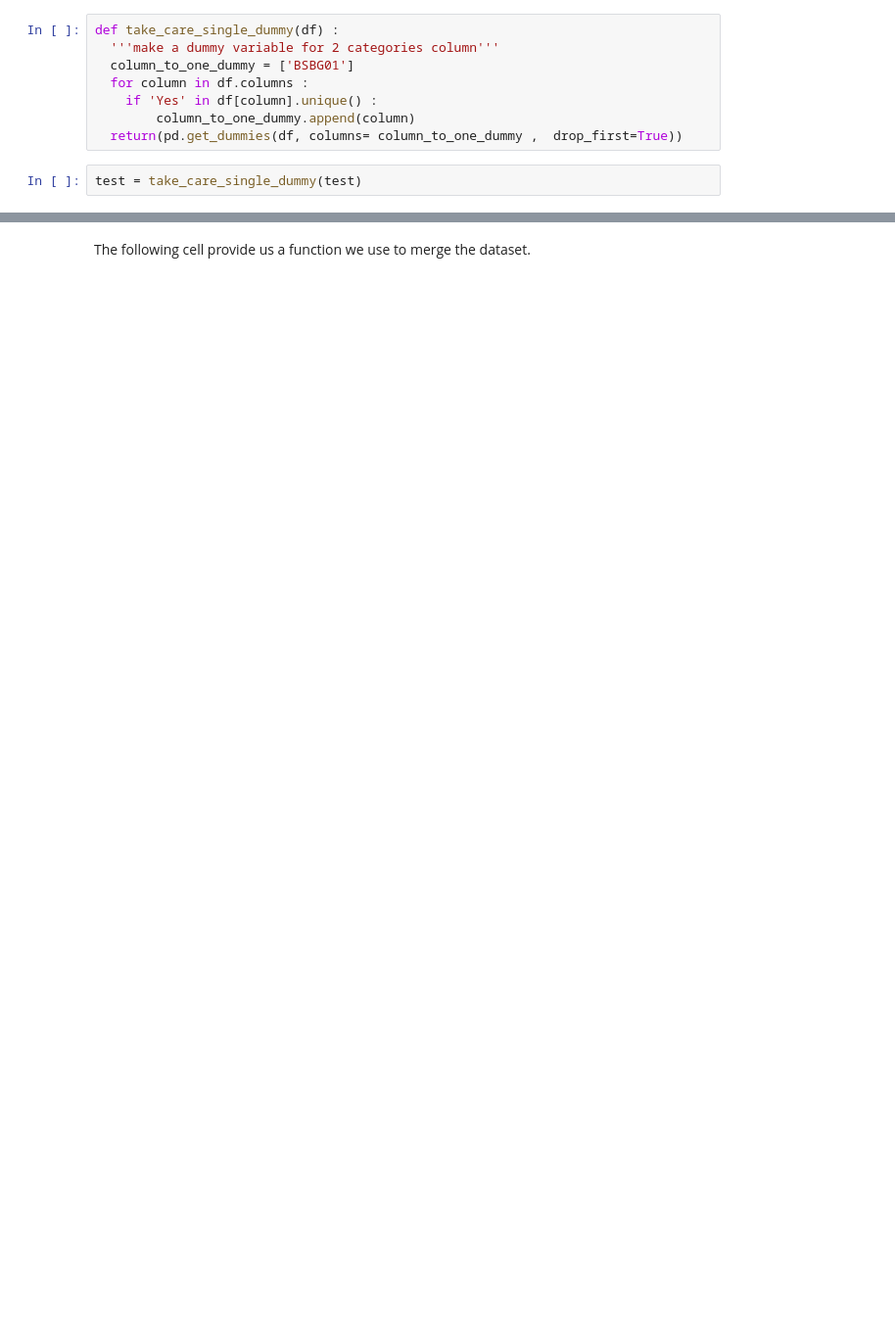
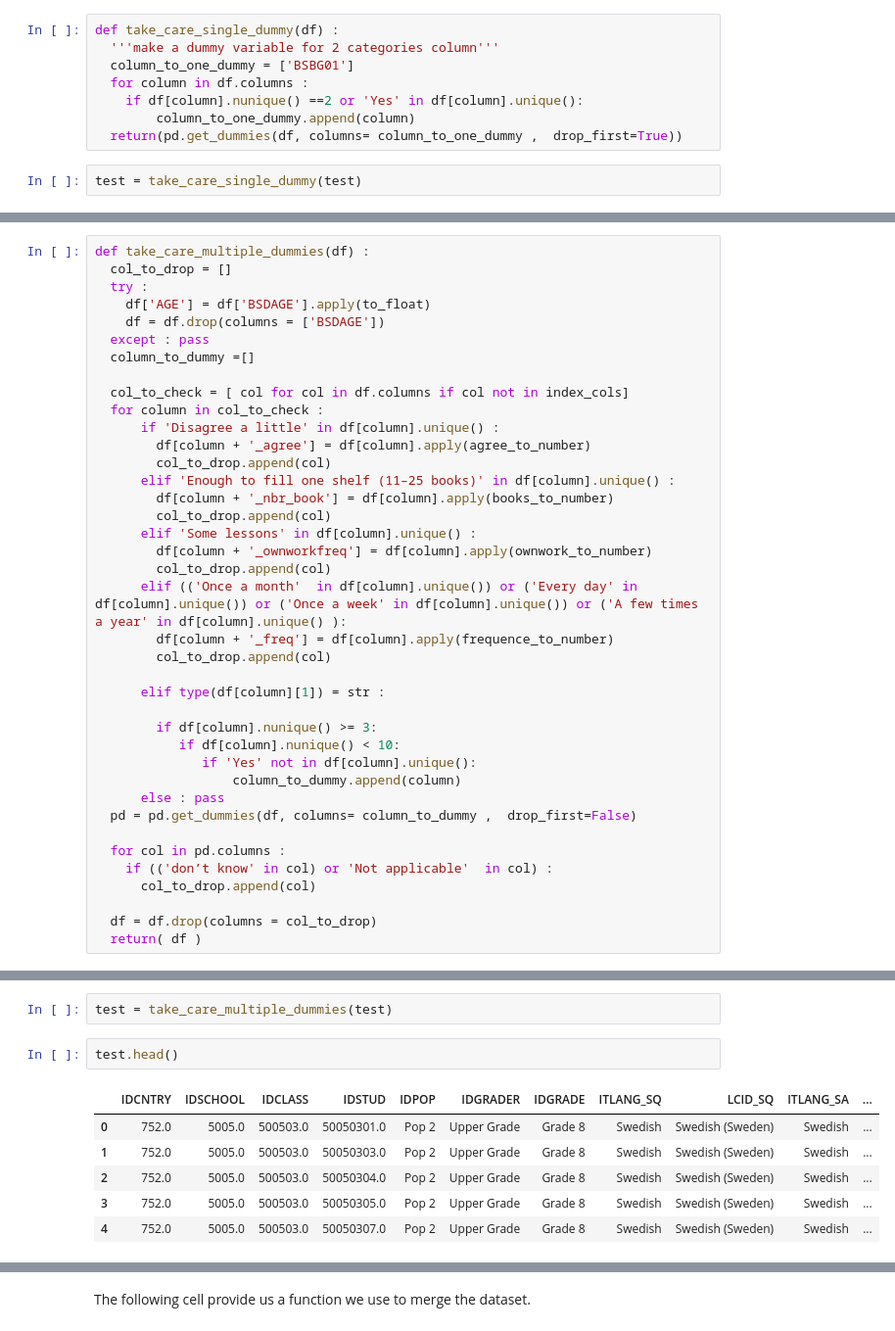
Before and after one commit to AntsaHoneywinner/DSIcapstoneproject, a Jupyter notebook: Capstone_project_Antsa_Rakotondrafara.ipynb, the cells around one changed output, grey strips where cells are left out. Shown: that part at 98% size. Drawn from its saved outputs; the diff is of its cells as text; blank space fills up the shorter version.

```diff
--- a/Capstone_project_Antsa_Rakotondrafara.ipynb
+++ b/Capstone_project_Antsa_Rakotondrafara.ipynb
@@ -335,7 +327,7 @@ def take_care_single_dummy(df) :
   '''make a dummy variable for 2 categories column'''
   column_to_one_dummy = ['BSBG01']
   for column in df.columns :
-    if 'Yes' in df[column].unique() :
+    if df[column].nunique() ==2 or 'Yes' in df[column].unique():
         column_to_one_dummy.append(column)
   return(pd.get_dummies(df, columns= column_to_one_dummy ,  drop_first=True))
 # %%
@@ -346,0 +385,39 @@ len(test.index)
+# %%
+def take_care_multiple_dummies(df) :
+  col_to_drop = []
+  try :
+    df['AGE'] = df['BSDAGE'].apply(to_float)
+    df = df.drop(columns = ['BSDAGE'])
+  except : pass
+  column_to_dummy =[]
+
+  col_to_check = [ col for col in df.columns if col not in index_cols]
+  for column in col_to_check :
+      if 'Disagree a little' in df[column].unique() :
+        df[column + '_agree'] = df[column].apply(agree_to_number)
+        col_to_drop.append(col)
+      elif 'Enough to fill one shelf (11–25 books)' in df[column].unique() :
+        df[column + '_nbr_book'] = df[column].apply(books_to_number)
+        col_to_drop.append(col)
+      elif 'Some lessons' in df[column].unique() :
+        df[column + '_ownworkfreq'] = df[column].apply(ownwork_to_number)
+        col_to_drop.append(col)
+      elif (('Once a month'  in df[column].unique()) or ('Every day' in df[column].unique()) or ('Once a week' in df[column].unique()) or ('A few times a year' in df[column].unique() ):
+        df[column + '_freq'] = df[column].apply(frequence_to_number)
+        col_to_drop.append(col)
+
+      elif type(df[column][1]) = str :
+
+        if df[column].nunique() >= 3:
+           if df[column].nunique() < 10:
+              if 'Yes' not in df[column].unique():
+                  column_to_dummy.append(column)
+      else : pass
+  pd = pd.get_dummies(df, columns= column_to_dummy ,  drop_first=False)
+
+  for col in pd.columns :
+    if (('don’t know' in col) or 'Not applicable'  in col) :
+      col_to_drop.append(col)
+
+  df = df.drop(columns = col_to_drop)
+  return( df )
@@ -346,0 +433,11 @@ len(test.index)
+# %%
+test = take_care_multiple_dummies(test)
+# %%
+test.head()
+# %% [output]
+|  | IDCNTRY | IDSCHOOL | IDCLASS | IDSTUD | IDPOP | IDGRADER | IDGRADE | ITLANG_SQ | LCID_SQ | ITLANG_SA | ... |
+| 0 | 752.0 | 5005.0 | 500503.0 | 50050301.0 | Pop 2 | Upper Grade | Grade 8 | Swedish | Swedish (Sweden) | Swedish | ... |
+| 1 | 752.0 | 5005.0 | 500503.0 | 50050303.0 | Pop 2 | Upper Grade | Grade 8 | Swedish | Swedish (Sweden) | Swedish | ... |
+| 2 | 752.0 | 5005.0 | 500503.0 | 50050304.0 | Pop 2 | Upper Grade | Grade 8 | Swedish | Swedish (Sweden) | Swedish | ... |
+| 3 | 752.0 | 5005.0 | 500503.0 | 50050305.0 | Pop 2 | Upper Grade | Grade 8 | Swedish | Swedish (Sweden) | Swedish | ... |
+| 4 | 752.0 | 5005.0 | 500503.0 | 50050307.0 | Pop 2 | Upper Grade | Grade 8 | Swedish | Swedish (Sweden) | Swedish | ... |
```
Also changed, not shown: parts of 11 cells of this notebook.
